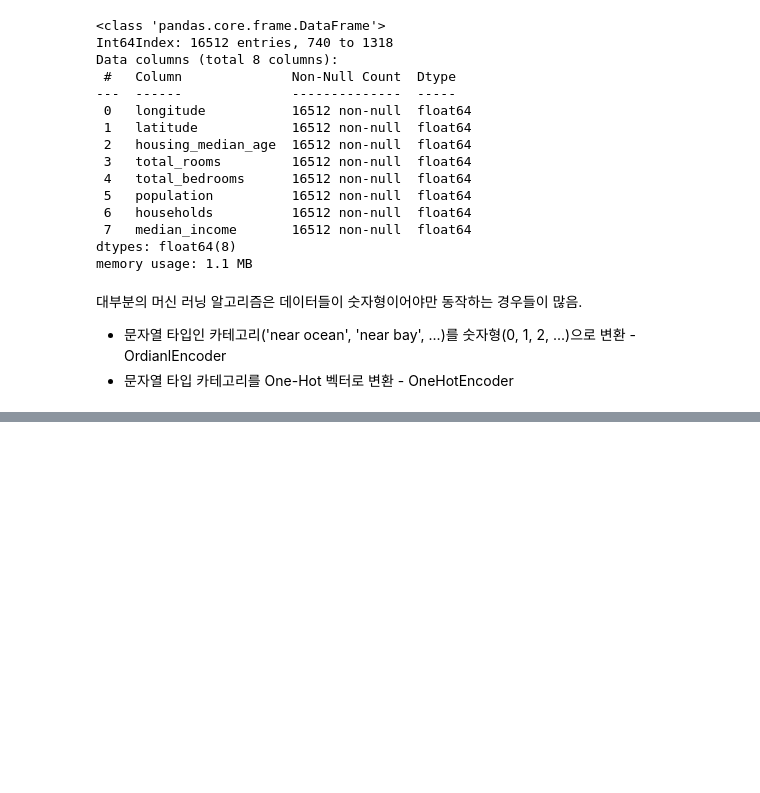
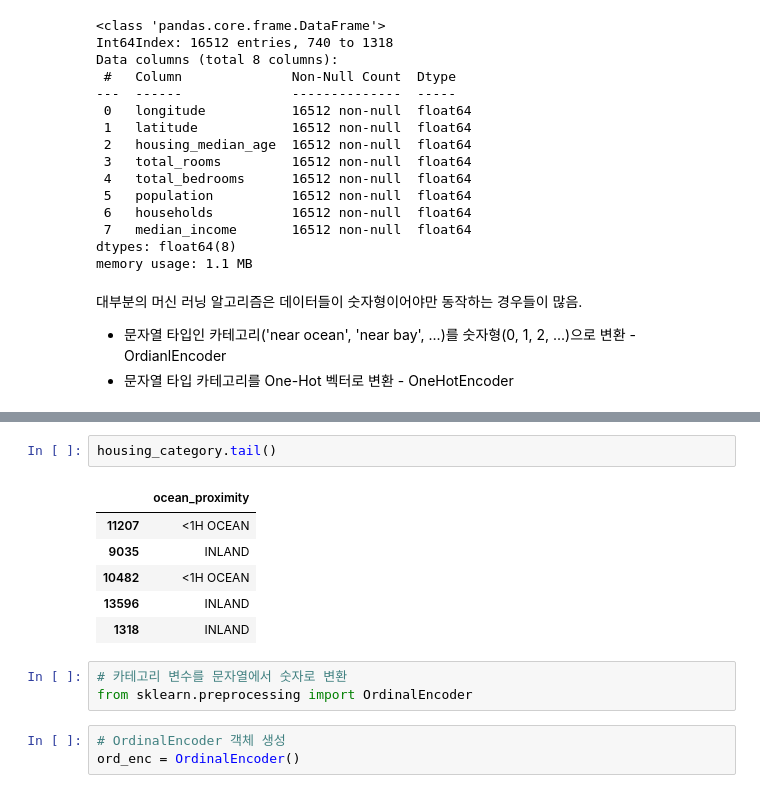
Before and after one commit to JakeOh/202007_itw_bd18, a Jupyter notebook: lab_ml/ml01_regression.ipynb, the cells around one changed output, grey strips where cells are left out. Drawn from its saved outputs; the diff is of its cells as text; blank space fills up the shorter version.

```diff
--- a/lab_ml/ml01_regression.ipynb
+++ b/lab_ml/ml01_regression.ipynb
@@ -507,0 +518,15 @@ memory usage: 1.1 MB
+# %%
+housing_category.tail()
+# %% [output]
+|  | ocean_proximity |
+| 11207 | <1H OCEAN |
+| 9035 | INLAND |
+| 10482 | <1H OCEAN |
+| 13596 | INLAND |
+| 1318 | INLAND |
+# %%
+# 카테고리 변수를 문자열에서 숫자로 변환
+from sklearn.preprocessing import OrdinalEncoder
+# %%
+# OrdinalEncoder 객체 생성
+ord_enc = OrdinalEncoder()
```
Also changed, not shown: parts of 16 cells of this notebook.
